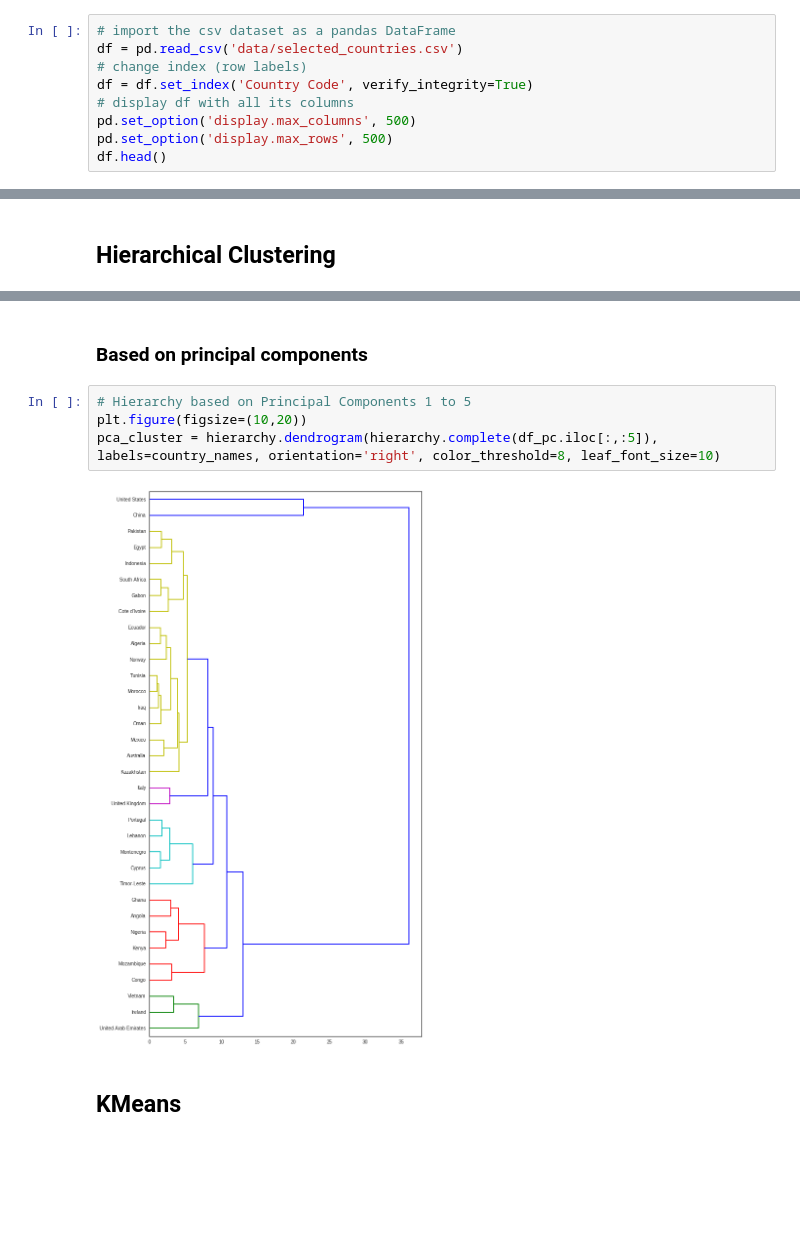
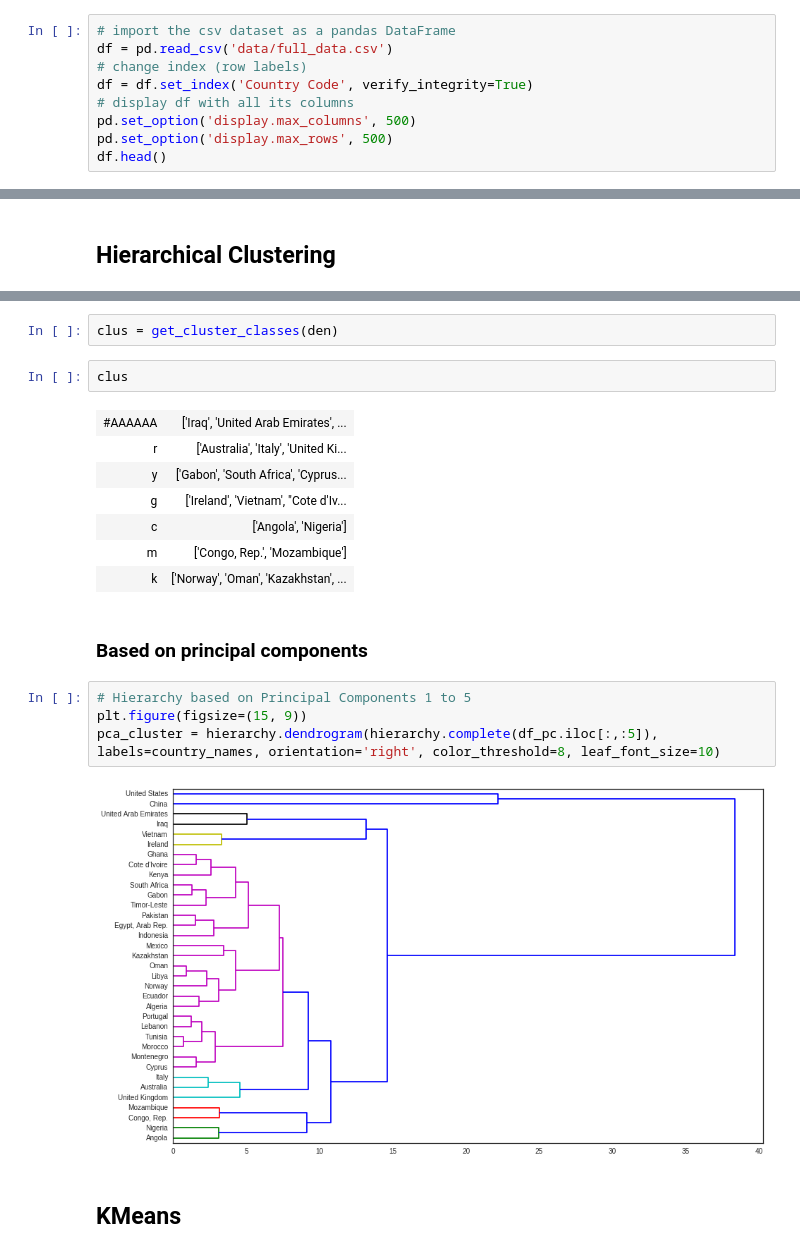
Before and after one commit to WolfLo/clustering-economies, a Jupyter notebook: clustering_overview.ipynb, the cells around one changed output, grey strips where cells are left out. Drawn from its saved outputs; the diff is of its cells as text; blank space fills up the shorter version.

Commit message:
multiple methods, clusters retrieval

```diff
--- a/clustering_overview.ipynb
+++ b/clustering_overview.ipynb
@@ -26,6 +31,6 @@ plt.style.use('seaborn-white')
 # %%
 # import the csv dataset as a pandas DataFrame
-df = pd.read_csv('data/selected_countries.csv')
+df = pd.read_csv('data/full_data.csv')
 # change index (row labels)
 df = df.set_index('Country Code', verify_integrity=True)
 # display df with all its columns
@@ -254,11 +320,23 @@ plt.vlines(threshold,0,plt.gca().yaxis.get_data_interval()[1], colors='r', lines
+# %%
+clus = get_cluster_classes(den)
+# %%
+clus
+# %% [output]
+| #AAAAAA | ['Iraq', 'United Arab Emirates', ... |
+| r | ['Australia', 'Italy', 'United Ki... |
+| y | ['Gabon', 'South Africa', 'Cyprus... |
+| g | ['Ireland', 'Vietnam', "Cote d'Iv... |
+| c | ['Angola', 'Nigeria'] |
+| m | ['Congo, Rep.', 'Mozambique'] |
+| k | ['Norway', 'Oman', 'Kazakhstan', ... |
 # %% [markdown]
 ### Based on principal components
 # %%
 # Hierarchy based on Principal Components 1 to 5
-plt.figure(figsize=(10,20))
+plt.figure(figsize=(15, 9))
 pca_cluster = hierarchy.dendrogram(hierarchy.complete(df_pc.iloc[:,:5]), labels=country_names, orientation='right', color_threshold=8, leaf_font_size=10)
 # %% [output]
-[figure, old version]
+[figure, new version]
 # %% [markdown]
 ## KMeans
 # %%
```
Also changed, not shown: parts of 23 cells of this notebook, 2 other files.
